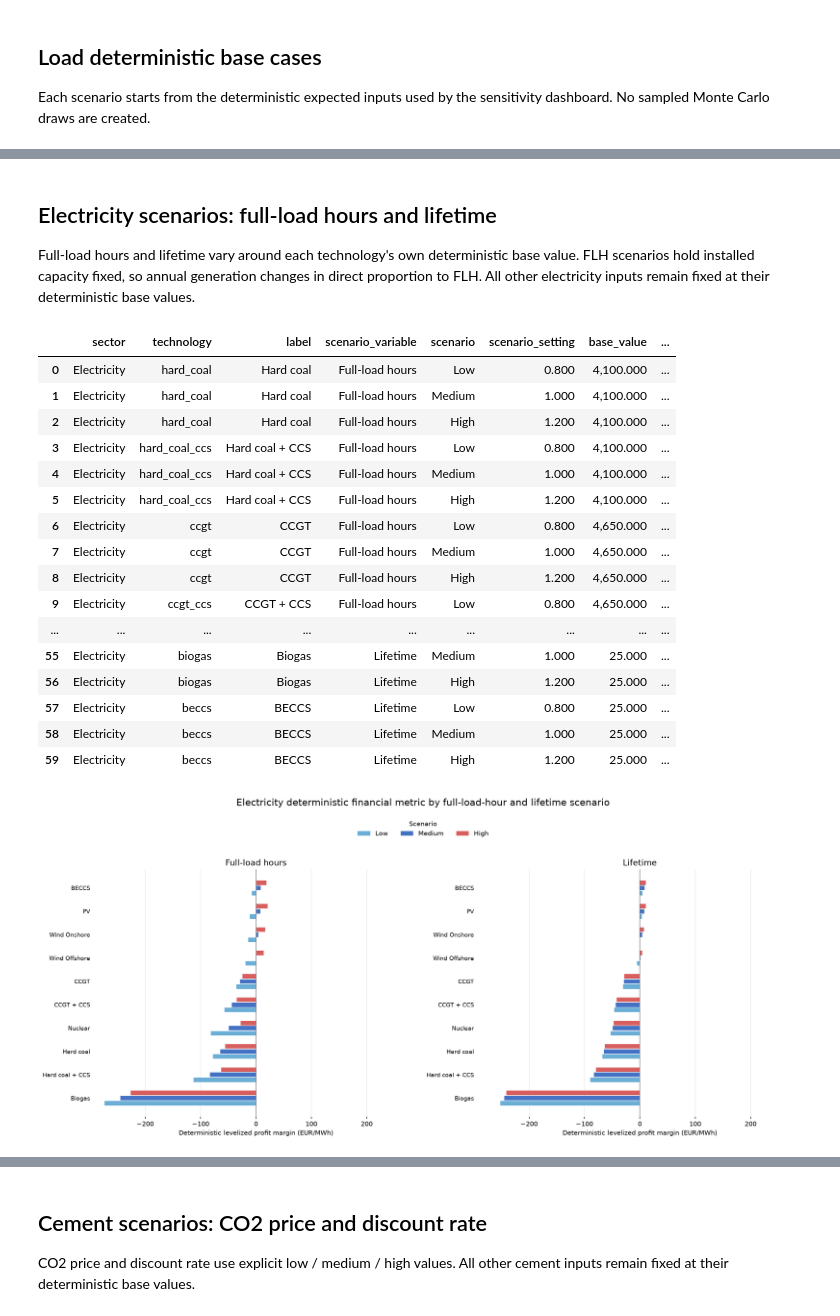
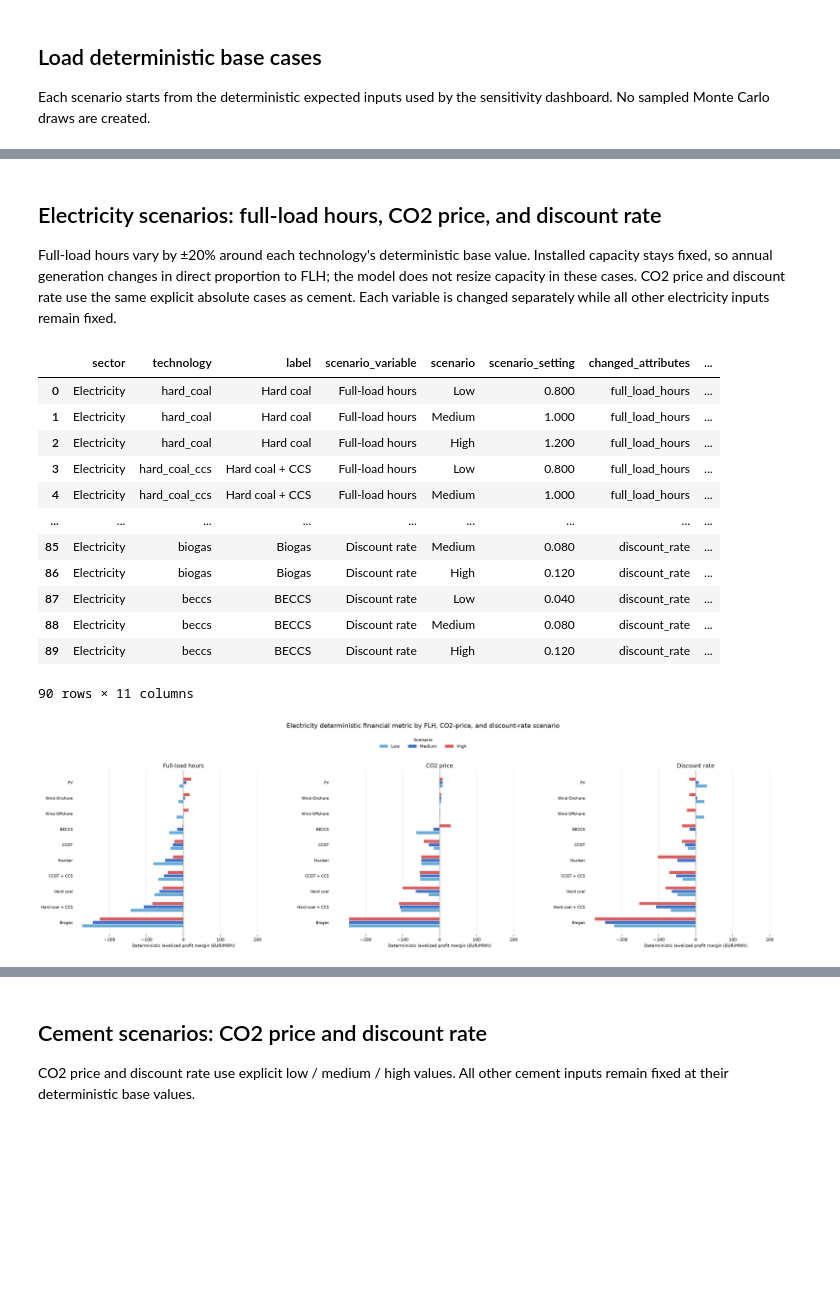
Before and after one commit to Finnzn/Master-Thesis, a Jupyter notebook: notebooks/scenario_analysis.ipynb, the cells around one changed output, grey strips where cells are left out. Saved outputs shown, nothing was run; the diff lists cells and outputs as text; code cells hidden in the pictures; blank space fills up the shorter version.

Commit message:
"Updated scenario analysis"

```diff
--- a/notebooks/scenario_analysis.ipynb
+++ b/notebooks/scenario_analysis.ipynb
@@ -239,7 +168,7 @@ SCENARIO_ORDER = ("Low", "Medium", "High")
 SCENARIO_COLORS = {"Low": "#6BAED6", "Medium": "#4472C4", "High": "#D95F5F"}
 VF_SCENARIO_ORDER = ("Min", "Base", "Max")
 VF_SCENARIO_COLORS = {"Min": "#D95F5F", "Base": "#4472C4", "Max": "#6BAED6"}
-SECTOR_NAMES = {"electricity": "Electricity", "cement": "Cement", "hydrogen": "Hydrogen", "ammonia": "Ammonia"}
+SECTOR_NAMES = {"electricity": "Electricity", "cement": "Cement", "steel": "Steel", "hydrogen": "Hydrogen", "ammonia": "Ammonia"}
 
 
 def metric_label(sector_key):
@@ -248,14 +177,14 @@ def metric_label(sector_key):
     if FINANCIAL_METRIC == "LPM":
         return "levelized profit margin"
     if FINANCIAL_METRIC == "LCOX":
-        return {"electricity": "LCOE", "cement": "LCOC", "hydrogen": "LCOH", "ammonia": "LCOA"}[sector_key]
+        return {"electricity": "LCOE", "cement": "LCOC", "steel": "LCOS", "hydrogen": "LCOH", "ammonia": "LCOA"}[sector_key]
     raise ValueError(f"Unknown FINANCIAL_METRIC: {FINANCIAL_METRIC!r}")
 
 
 def metric_unit(sector_key):
     if FINANCIAL_METRIC == "NPV":
         return "million EUR"
-    return {"electricity": "EUR/MWh", "cement": "EUR/t", "hydrogen": "EUR/tH2", "ammonia": "EUR/tNH3"}[sector_key]
+    return {"electricity": "EUR/MWh", "cement": "EUR/t", "steel": "EUR/tCS", "hydrogen": "EUR/tH2", "ammonia": "EUR/tNH3"}[sector_key]
 
 
 def build_deterministic_scenario_summary(
@@ -263,21 +192,24 @@ def build_deterministic_scenario_summary(
     base_by_technology,
     labels,
     scenario_variable,
-    attribute,
+    attributes,
     scenario_values,
     values_are_multipliers=False,
 ):
+    attribute_names = (attributes,) if isinstance(attributes, str) else tuple(attributes)
+    primary_attribute = attribute_names[0]
     rows = []
     for technology, inputs in base_by_technology.items():
         base_metric = calculate_metric_value(sector_key, inputs, FINANCIAL_METRIC)
-        base_value = getattr(inputs, attribute)
+        base_values = {name: getattr(inputs, name) for name in attribute_names}
+        base_value = base_values[primary_attribute]
         for scenario, scenario_value in scenario_values.items():
-            applied_value = (
-                base_value * scenario_value
-                if values_are_multipliers
-                else scenario_value
-            )
-            scenario_inputs = replace(inputs, **{attribute: applied_value})
+            changes = {
+                name: (value * scenario_value if values_are_multipliers else scenario_value)
+                for name, value in base_values.items()
+            }
+            applied_value = changes[primary_attribute]
+            scenario_inputs = replace(inputs, **changes)
             metric_value = calculate_metric_value(sector_key, scenario_inputs, FINANCIAL_METRIC)
             rows.append(
                 {
@@ -287,6 +219,7 @@ def build_deterministic_scenario_summary(
                     "scenario_variable": scenario_variable,
                     "scenario": scenario,
                     "scenario_setting": scenario_value,
+                    "changed_attributes": " + ".join(attribute_names),
                     "base_value": base_value,
                     "applied_value": applied_value,
                     "metric_value": metric_value,
@@ -371,60 +304,63 @@ def plot_scenario_variables(
     fig.tight_layout(rect=(0.0, 0.0, 1.0, 0.90))
     return fig
 # %% [markdown]
-## Electricity scenarios: full-load hours and lifetime
+## Electricity scenarios: full-load hours, CO2 price, and discount rate
 
-Full-load hours and lifetime vary around each technology's own deterministic base value. FLH scenarios hold installed capacity fixed, so annual generation changes in direct proportion to FLH. All other electricity inputs remain fixed at their deterministic base values.
+Full-load hours vary by ±20% around each technology's deterministic base value. Installed capacity stays fixed, so annual generation changes in direct proportion to FLH; the model does not resize capacity in these cases. CO2 price and discount rate use the same explicit absolute cases as cement. Each variable is changed separately while all other electricity inputs remain fixed.
 # %%
 electricity_summary = pd.concat(
     [
         build_deterministic_scenario_summary(
             "electricity",
             electricity_base_inputs,
             ELECTRICITY_TECHNOLOGY_LABELS,
             "Full-load hours",
             "full_load_hours",
-            ELECTRICITY_FLH_MULTIPLIERS,
+            INPUT_MULTIPLIERS,
             values_are_multipliers=True,
         ),
         build_deterministic_scenario_summary(
             "electricity",
             electricity_base_inputs,
             ELECTRICITY_TECHNOLOGY_LABELS,
-            "Lifetime",
-            "lifetime_years",
-            ELECTRICITY_LIFETIME_MULTIPLIERS,
-            values_are_multipliers=True,
+            "CO2 price",
+            "carbon_price",
+            CO2_PRICE_SCENARIOS,
+        ),
+        build_deterministic_scenario_summary(
+            "electricity",
+            electricity_base_inputs,
+            ELECTRICITY_TECHNOLOGY_LABELS,
+            "Discount rate",
+            "discount_rate",
+            DISCOUNT_RATE_SCENARIOS,
         ),
     ],
     ignore_index=True,
 )
 
 display(electricity_summary)
 plot_scenario_variables(
     electricity_summary,
-    "Electricity deterministic financial metric by full-load-hour and lifetime scenario",
+    "Electricity deterministic financial metric by FLH, CO2-price, and discount-rate scenario",
     "electricity",
 )
 plt.show()
 # %% [output]
-|  | sector | technology | label | scenario_variable | scenario | scenario_setting | base_value | ... |
-| 0 | Electricity | hard_coal | Hard coal | Full-load hours | Low | 0.800 | 4,100.000 | ... |
-| 1 | Electricity | hard_coal | Hard coal | Full-load hours | Medium | 1.000 | 4,100.000 | ... |
-| 2 | Electricity | hard_coal | Hard coal | Full-load hours | High | 1.200 | 4,100.000 | ... |
-| 3 | Electricity | hard_coal_ccs | Hard coal + CCS | Full-load hours | Low | 0.800 | 4,100.000 | ... |
-| 4 | Electricity | hard_coal_ccs | Hard coal + CCS | Full-load hours | Medium | 1.000 | 4,100.000 | ... |
-| 5 | Electricity | hard_coal_ccs | Hard coal + CCS | Full-load hours | High | 1.200 | 4,100.000 | ... |
-| 6 | Electricity | ccgt | CCGT | Full-load hours | Low | 0.800 | 4,650.000 | ... |
-| 7 | Electricity | ccgt | CCGT | Full-load hours | Medium | 1.000 | 4,650.000 | ... |
-| 8 | Electricity | ccgt | CCGT | Full-load hours | High | 1.200 | 4,650.000 | ... |
-| 9 | Electricity | ccgt_ccs | CCGT + CCS | Full-load hours | Low | 0.800 | 4,650.000 | ... |
+|  | sector | technology | label | scenario_variable | scenario | scenario_setting | changed_attributes | ... |
+| 0 | Electricity | hard_coal | Hard coal | Full-load hours | Low | 0.800 | full_load_hours | ... |
+| 1 | Electricity | hard_coal | Hard coal | Full-load hours | Medium | 1.000 | full_load_hours | ... |
+| 2 | Electricity | hard_coal | Hard coal | Full-load hours | High | 1.200 | full_load_hours | ... |
+| 3 | Electricity | hard_coal_ccs | Hard coal + CCS | Full-load hours | Low | 0.800 | full_load_hours | ... |
+| 4 | Electricity | hard_coal_ccs | Hard coal + CCS | Full-load hours | Medium | 1.000 | full_load_hours | ... |
 | ... | ... | ... | ... | ... | ... | ... | ... | ... |
-| 55 | Electricity | biogas | Biogas | Lifetime | Medium | 1.000 | 25.000 | ... |
-| 56 | Electricity | biogas | Biogas | Lifetime | High | 1.200 | 25.000 | ... |
-| 57 | Electricity | beccs | BECCS | Lifetime | Low | 0.800 | 25.000 | ... |
-| 58 | Electricity | beccs | BECCS | Lifetime | Medium | 1.000 | 25.000 | ... |
-| 59 | Electricity | beccs | BECCS | Lifetime | High | 1.200 | 25.000 | ... |
+| 85 | Electricity | biogas | Biogas | Discount rate | Medium | 0.080 | discount_rate | ... |
+| 86 | Electricity | biogas | Biogas | Discount rate | High | 0.120 | discount_rate | ... |
+| 87 | Electricity | beccs | BECCS | Discount rate | Low | 0.040 | discount_rate | ... |
+| 88 | Electricity | beccs | BECCS | Discount rate | Medium | 0.080 | discount_rate | ... |
+| 89 | Electricity | beccs | BECCS | Discount rate | High | 0.120 | discount_rate | ... |
+90 rows × 11 columns
-[figure, old version]
+[figure, new version]
 # %% [markdown]
 ## Renewable electricity value-factor scenarios
 
```
Also changed, not shown: parts of 16 cells of this notebook, 1 other file.
